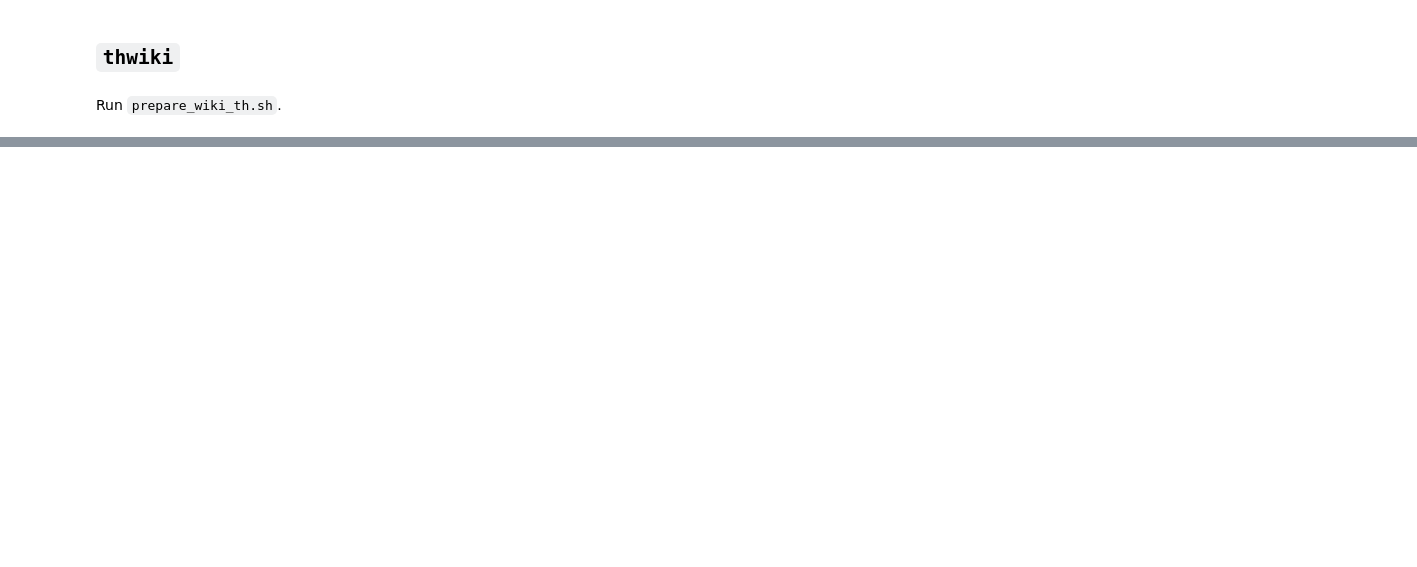
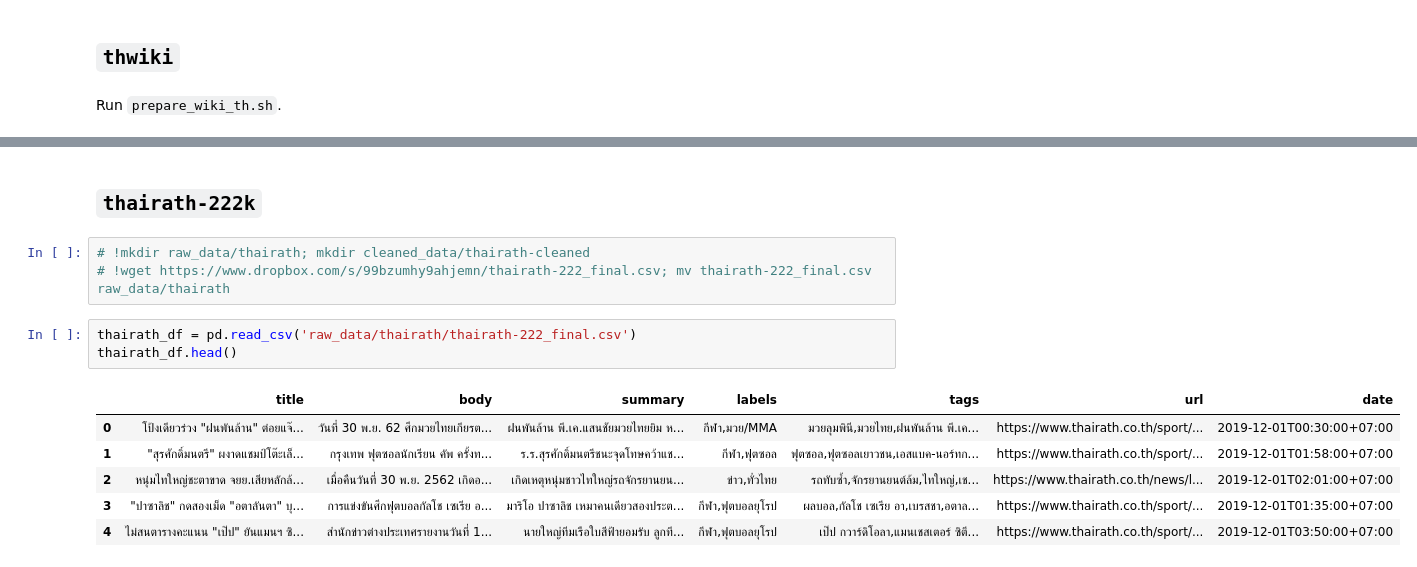
Before and after one commit to vistec-AI/thai2transformers, a Jupyter notebook: preprocess_datasets.ipynb, the cells around one changed output, grey strips where cells are left out. Saved outputs shown, nothing was run; the diff lists cells and outputs as text; blank space fills up the shorter version.

```diff
--- a/preprocess_datasets.ipynb
+++ b/preprocess_datasets.ipynb
@@ -468,0 +643,15 @@ df.shape
+# %% [markdown]
+## `thairath-222k`
+# %%
+# !mkdir raw_data/thairath; mkdir cleaned_data/thairath-cleaned
+# !wget https://www.dropbox.com/s/99bzumhy9ahjemn/thairath-222_final.csv; mv thairath-222_final.csv raw_data/thairath
+# %%
+thairath_df = pd.read_csv('raw_data/thairath/thairath-222_final.csv')
+thairath_df.head()
+# %% [output]
+|  | title | body | summary | labels | tags | url | date |
+| 0 | โป้งเดียวร่วง "ฝนพันล้าน" ต่อยแจ๊... | วันที่ 30 พ.ย. 62 ศึกมวยไทยเกียรต... | ฝนพันล้าน พี.เค.แสนชัยมวยไทยยิม ห... | กีฬา,มวย/MMA | มวยลุมพินี,มวยไทย,ฝนพันล้าน พี.เค... | https://www.thairath.co.th/sport/... | 2019-12-01T00:30:00+07:00 |
+| 1 | "สุรศักดิ์มนตรี" ผงาดแชมป์โต๊ะเล็... | กรุงเทพ ฟุตซอลนักเรียน คัพ ครั้งท... | ร.ร.สุรศักดิ์มนตรีชนะจุดโทษคว้าแช... | กีฬา,ฟุตซอล | ฟุตซอล,ฟุตซอลเยาวชน,เอสแบค-นอร์ทก... | https://www.thairath.co.th/sport/... | 2019-12-01T01:58:00+07:00 |
+| 2 | หนุ่มไทใหญ่ชะตาขาด จยย.เสียหลักล้... | เมื่อคืนวันที่ 30 พ.ย. 2562 เกิดอ... | เกิดเหตุหนุ่มชาวไทใหญ่รถจักรยานยน... | ข่าว,ทั่วไทย | รถทับซ้ำ,จักรยานยนต์ล้ม,ไทใหญ่,เช... | https://www.thairath.co.th/news/l... | 2019-12-01T02:01:00+07:00 |
+| 3 | "ปาซาลิช" กดสองเม็ด "อตาลันตา" บุ... | การแข่งขันศึกฟุตบอลกัลโช เซเรีย อ... | มาริโอ ปาซาลิช เหมาคนเดียวสองประต... | กีฬา,ฟุตบอลยุโรป | ผลบอล,กัลโช เซเรีย อา,เบรสชา,อตาล... | https://www.thairath.co.th/sport/... | 2019-12-01T01:35:00+07:00 |
+| 4 | ไม่สนตารางคะแนน "เป๊ป" ยันแมนฯ ซิ... | สำนักข่าวต่างประเทศรายงานวันที่ 1... | นายใหญ่ทีมเรือใบสีฟ้ายอมรับ ลูกที... | กีฬา,ฟุตบอลยุโรป | เป๊ป กวาร์ดิโอลา,แมนเชสเตอร์ ซิตี... | https://www.thairath.co.th/sport/... | 2019-12-01T03:50:00+07:00 |
```
Also changed, not shown: parts of 126 cells of this notebook, 3 other files.
